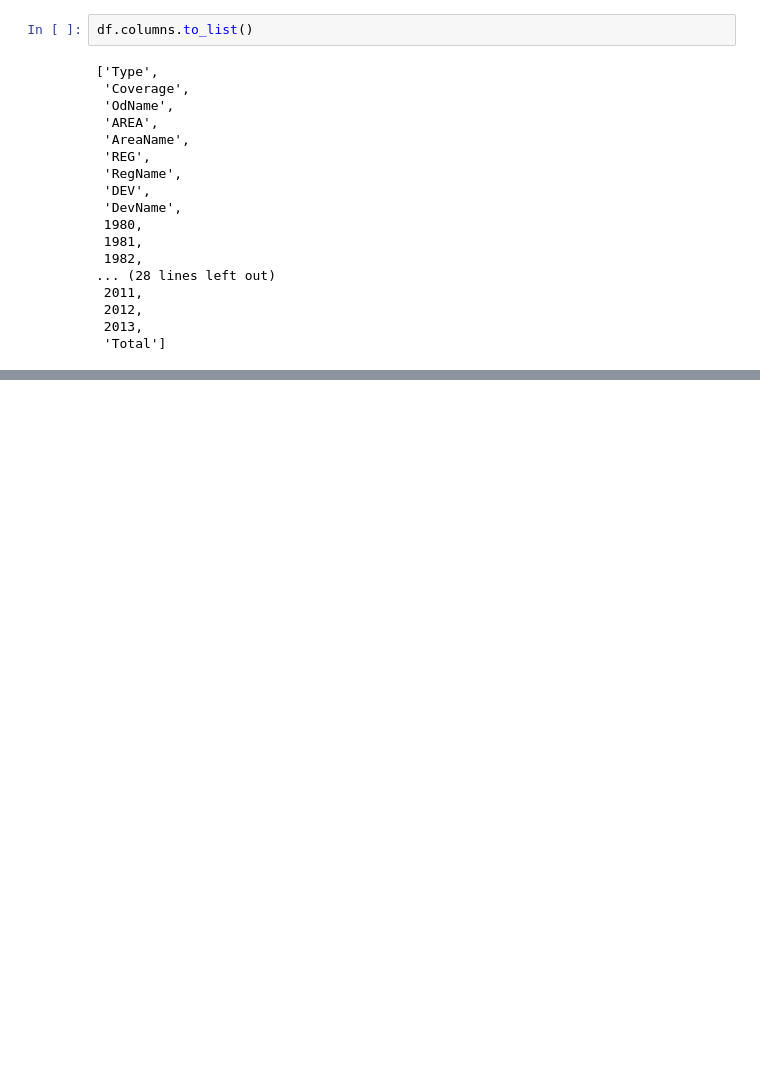
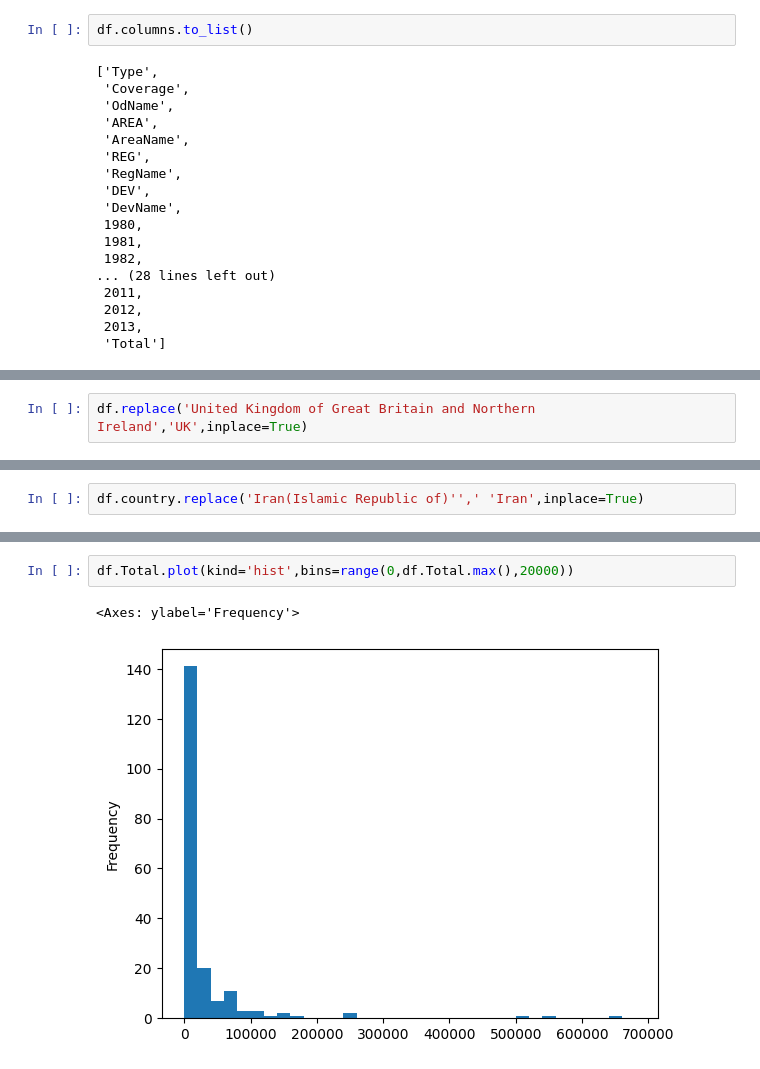
Before and after one commit to Ritesh1422/python_data_analytics2, a Jupyter notebook: immigration_analysis/analysis.ipynb, the cells around one changed output, grey strips where cells are left out. Saved outputs shown, nothing was run; the diff lists cells and outputs as text; blank space fills up the shorter version.

```diff
--- a/immigration_analysis/analysis.ipynb
+++ b/immigration_analysis/analysis.ipynb
@@ -549,0 +612,2 @@ df.head()
+# %%
+df.replace('United Kingdom of Great Britain and Northern Ireland','UK',inplace=True)
@@ -549,0 +634,2 @@ df.head()
+# %%
+df.country.replace('Iran(Islamic Republic of)'',' 'Iran',inplace=True)
@@ -549,0 +661,5 @@ df.head()
+# %%
+df.Total.plot(kind='hist',bins=range(0,df.Total.max(),20000))
+# %% [output]
+<Axes: ylabel='Frequency'>
+[figure, added]
```
Also changed, not shown: parts of 32 cells of this notebook.
